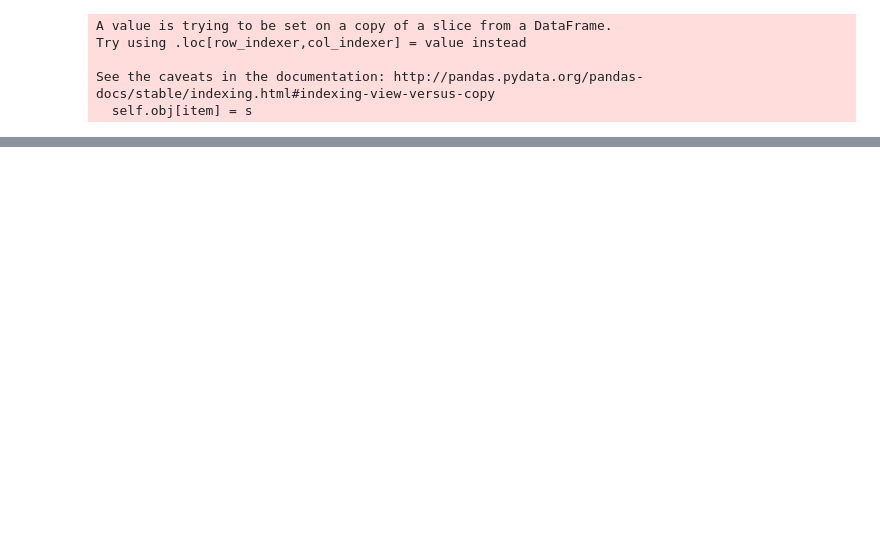
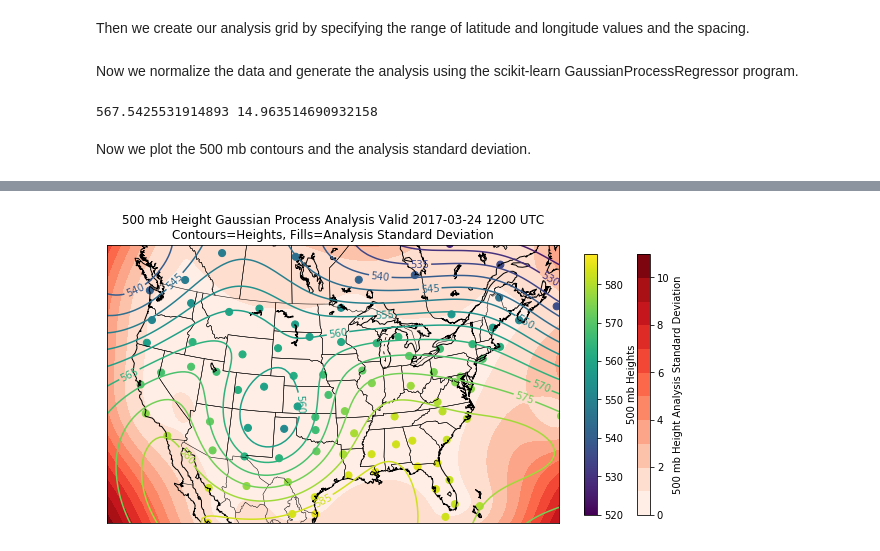
Before and after one commit to djgagne/metro_state_spring_2017, a Jupyter notebook: SevereAnalysis.ipynb, the cells around one changed output, grey strips where cells are left out. Saved outputs shown, nothing was run; the diff lists cells and outputs as text; code cells hidden in the pictures; blank space fills up the shorter version.

```diff
--- a/SevereAnalysis.ipynb
+++ b/SevereAnalysis.ipynb
@@ -62,0 +143,2 @@ bmap = Basemap(projection="lcc", resolution="l", lon_0=-97, lat_0=35,
+# %% [markdown]
+Then we create our analysis grid by specifying the range of latitude and longitude values and the spacing.
@@ -63,28 +150,35 @@ bmap = Basemap(projection="lcc", resolution="l", lon_0=-97, lat_0=35,
+# %% [markdown]
+Now we normalize the data and generate the analysis using the scikit-learn GaussianProcessRegressor program.
+# %%
+# Convert to height to decameters
+upper_air_us["HGHT_500_dam"] = upper_air_us["HGHT_500"] / 10
+gp_var = "HGHT_500_dam"
+# Filter out nan values
+valid = ~np.isnan(upper_air_us[gp_var].values)
+# Calculate mean and standard deviation of heights for normalization
+mean = upper_air_us.loc[valid, gp_var].mean()
+sd = upper_air_us.loc[valid, gp_var].std()
+print(mean, sd)
+# Fit GaussianProcessRegressor and provide initial length_scale and alpha (additive noise to obs)
+gp = GaussianProcessRegressor(kernel=RBF(length_scale=100), alpha=0.01)
+gp.fit(upper_air_us.loc[valid, ["X", "Y"]] / 1000, (upper_air_us.loc[valid, gp_var] - mean) / sd)
+vals, vals_sd = gp.predict(np.vstack((x_grid.ravel(), y_grid.ravel())).T / 1000, return_std=True)
+# %% [output]
+567.5425531914893 14.963514690932158
+# %% [markdown]
+Now we plot the 500 mb contours and the analysis standard deviation.
 # %%
-lons = np.arange(-140, -50, 0.5)
-lats = np.arange(20, 58, 0.5)
-lon_grid, lat_grid = np.meshgrid(lons, lats)
-x_grid, y_grid = bmap(lon_grid, lat_grid)
-x, y = bmap(upper_air_us["LON"].values, upper_air_us["LAT"].values)
-upper_air_us.loc[:, "X"] = x
-upper_air_us.loc[:, "Y"] = y
-valid = upper_air_us["HGHT_500"] > -900
-med = upper_air_us.loc[valid, "HGHT_500"].quantile(0.5)
-gp = GaussianProcessRegressor(kernel=RBF(length_scale=100))
-gp.fit(upper_air_us.loc[valid, ["X", "Y"]] / 1000, upper_air_us.loc[valid, "HGHT_500"] - med)
-vals, vals_sd = gp.predict(np.vstack((x_grid.ravel(), y_grid.ravel())).T / 1000, return_std=True)
 plt.figure(figsize=(10, 6))
 bmap.drawstates()
 bmap.drawcoastlines()
 bmap.drawcountries()
-plt.contour(x_grid, y_grid, (vals.reshape(lon_grid.shape) + med) / 10, np.arange(540, 595, 5))
-plt.contourf(x_grid, y_grid, vals_sd.reshape(lon_grid.shape), np.arange(0, 1.1, 0.1), cmap="Reds")
-plt.scatter(x[valid], y[valid], 20, upper_air_us.loc[valid, "HGHT_500"].values / 10, vmin=540, vmax=590)
+height_contours = plt.contour(x_grid, y_grid,
+                              (vals.reshape(lon_grid.shape) * sd + mean), np.arange(520, 595, 5))
+plt.clabel(height_contours, fmt="%d")
+sd_fills = plt.contourf(x_grid, y_grid, vals_sd.reshape(lon_grid.shape) * sd, np.arange(0, 12, 1), cmap="Reds")
+station_heights = plt.scatter(x[valid], y[valid], 50, upper_air_us.loc[valid, gp_var])
+plt.colorbar(sd_fills, shrink=0.8, fraction=0.05, label="500 mb Height Analysis Standard Deviation")
+plt.colorbar(station_heights, shrink=0.8, fraction=0.05, label="500 mb Heights")
 plt.title("500 mb Height Gaussian Process Analysis Valid {0}\nContours=Heights, Fills=Analysis Standard Deviation".format(analysis_date.strftime("%Y-%m-%d %H%M UTC")))
-plt.savefig("height_500mb_gp_analysis.png", dpi=200, bbox_inches="tight")
+plt.savefig("{0}_gp_analysis.png".format(gp_var), dpi=200, bbox_inches="tight")
 # %% [output]
-A value is trying to be set on a copy of a slice from a DataFrame.
-Try using .loc[row_indexer,col_indexer] = value instead
-
-See the caveats in the documentation: http://pandas.pydata.org/pandas-docs/stable/indexing.html#indexing-view-versus-copy
-  self.obj[item] = s
@@ -92,0 +185 @@ See the caveats in the documentation: http://pandas.pydata.org/pandas-docs/stabl
+[figure, added]
```
Also changed, not shown: parts of 24 cells of this notebook, 1 other file.
